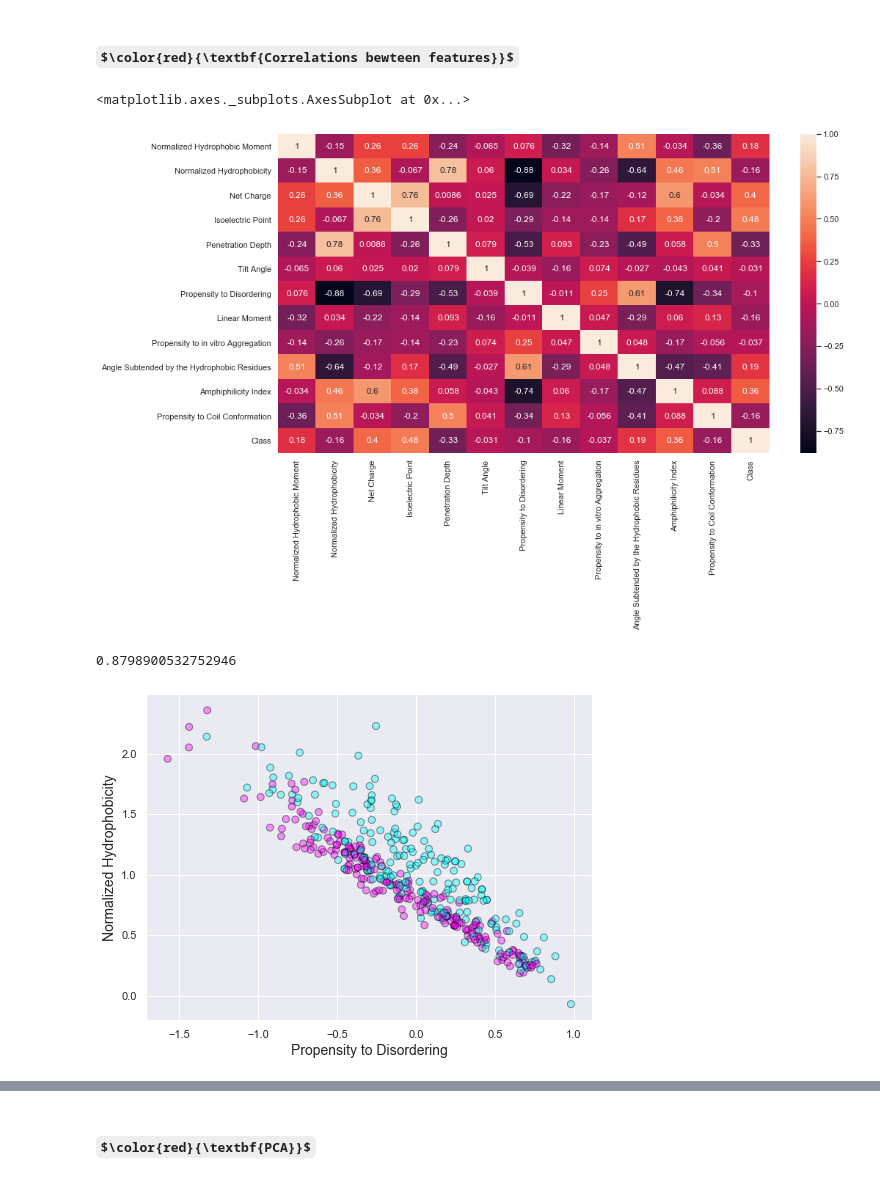
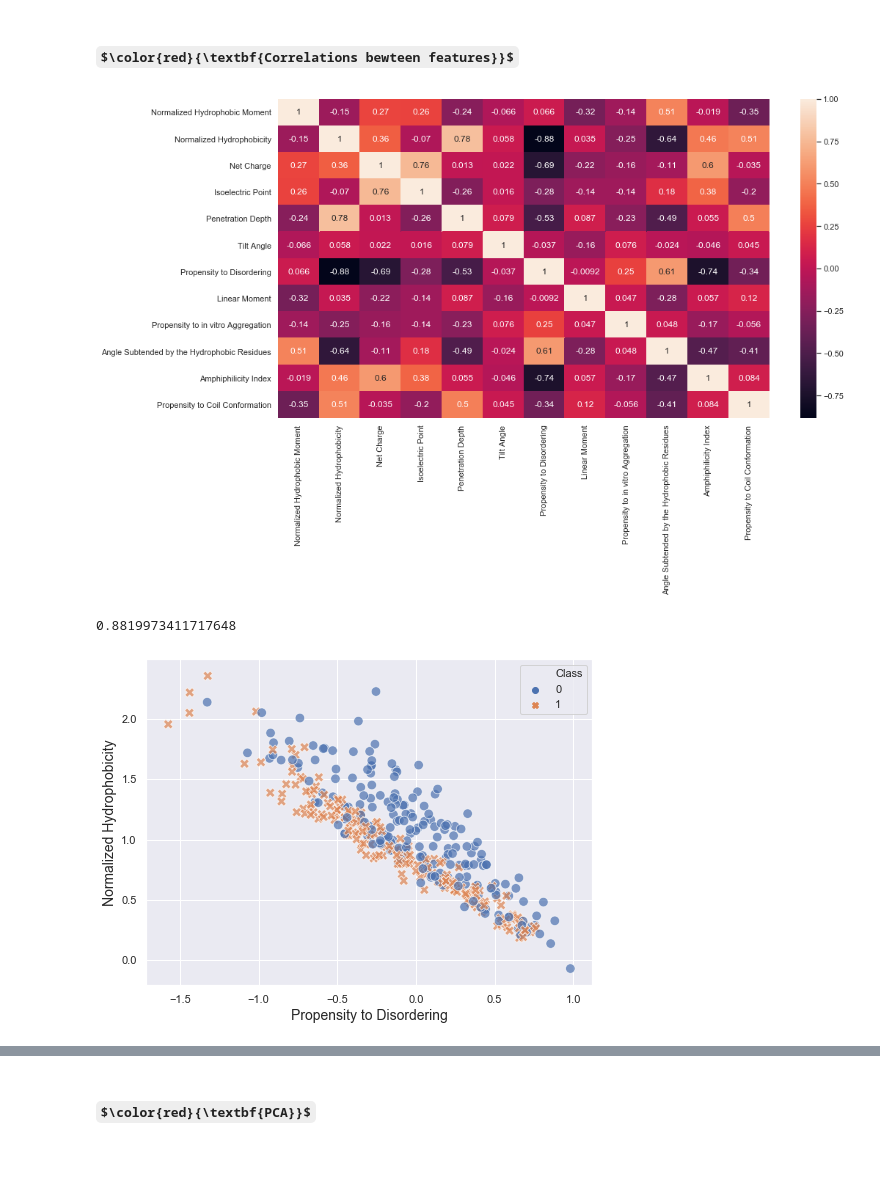
Before and after one commit to davidpirts/DBAASP, a Jupyter notebook: ml.ipynb, the cells around one changed output, grey strips where cells are left out. Cells and saved outputs as stored; diff of their text form; code cells hidden in the pictures; some formulas as TeX source.

```diff
--- a/ml.ipynb
+++ b/ml.ipynb
@@ -75,0 +67,3 @@ df.head(5)
+# %%
+# check for duplicates
+df.drop_duplicates(inplace=True)
@@ -78,24 +95,23 @@ df.head(5)
 # %%
 # Correlation matrix
 plt.figure(figsize=(15,8))
-corr_mat = df.corr()
+corr_mat = df.drop('Class', axis=1).corr()
 sns.heatmap(corr_mat, annot=True)
+plt.show()
 # %% [output]
-<matplotlib.axes._subplots.AxesSubplot at 0x...>
-[figure, old version]
+[figure, new version]
 # %%
 # The strongest correlation is between 'Propensity to Disordering' and 'Normalized Hydrophobicity'
 unwrapped = np.abs(corr_mat.values.reshape((1,-1)))
 max_abs_cor = unwrapped[unwrapped < 1].max()
 print(max_abs_cor)
 # %% [output]
-0.8798900532752946
+0.8819973411717648
 # %%
-# Let us plot these two features
-plt.scatter(df['Propensity to Disordering'], df['Normalized Hydrophobicity'], c=df['Class'], marker='o',
-            s=50, alpha=.4, cmap='cool', edgecolor='black')
+sns.scatterplot(x = 'Propensity to Disordering', y = 'Normalized Hydrophobicity', hue = 'Class',
+                style = 'Class', data = df, s = 90, alpha = 0.7)
 plt.xlabel('Propensity to Disordering', fontsize = 14)
 plt.ylabel('Normalized Hydrophobicity', fontsize = 14)
 plt.show()
 # %% [output]
-[figure, old version]
+[figure, new version]
```
Also changed, not shown: parts of 15 cells of this notebook.
